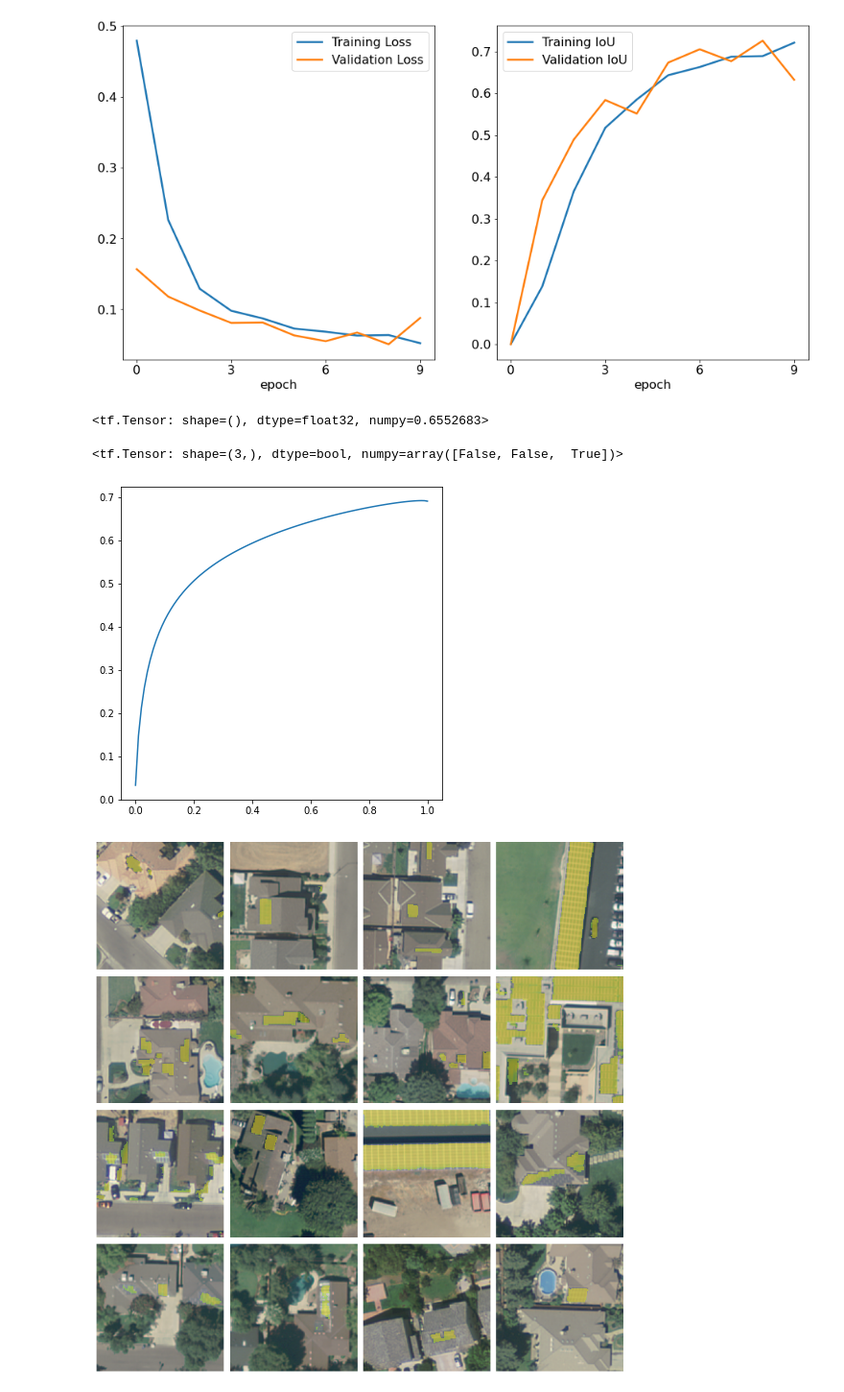
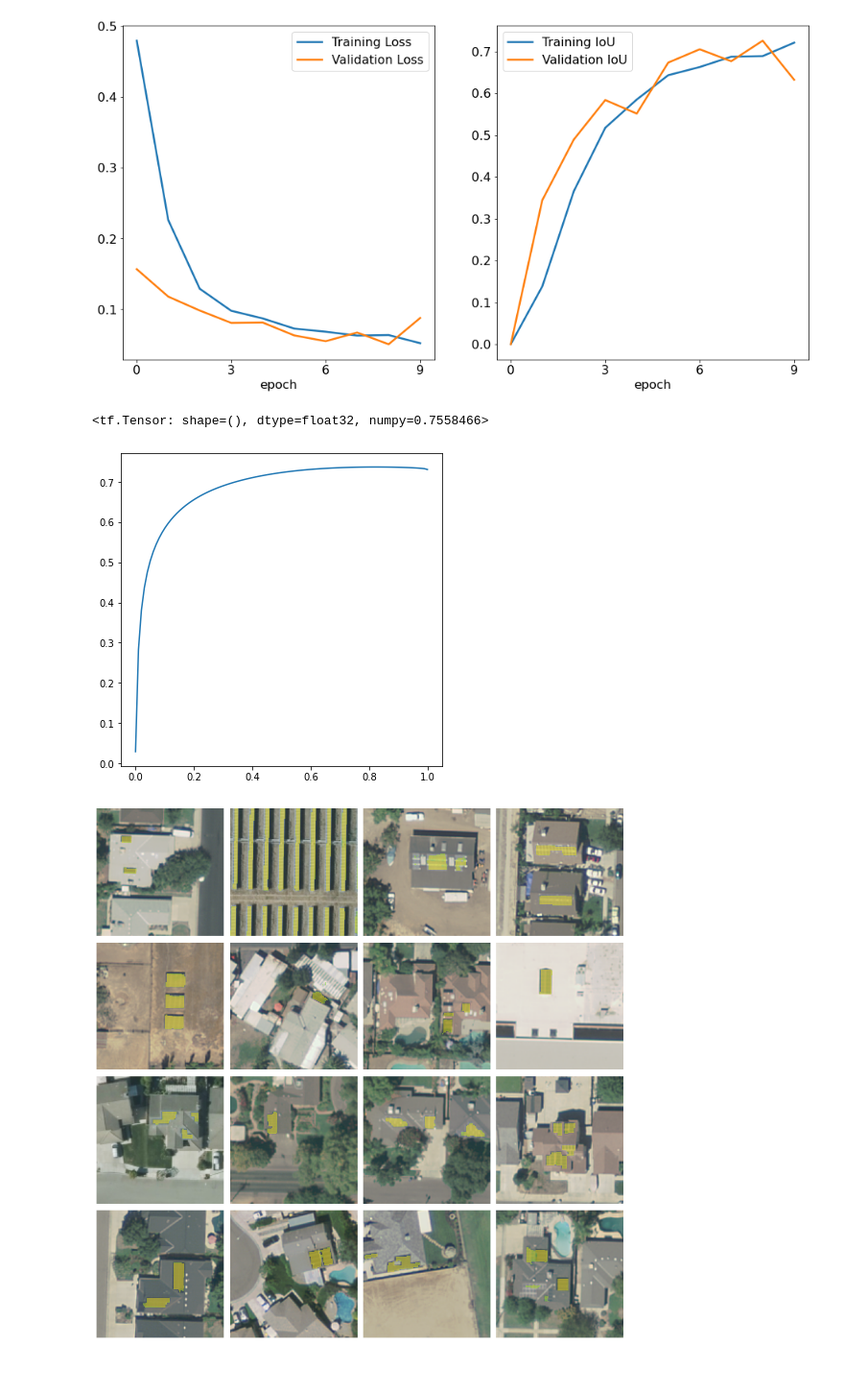
Before and after one commit to A-Stangeland/SolarDetection, a Jupyter notebook: unet_model.ipynb, the cells around one changed output. Shown at 96% size. Drawn from its saved outputs; the diff is of its cells as text; code cells hidden in the pictures.

```diff
--- a/unet_model.ipynb
+++ b/unet_model.ipynb
@@ -13,8 +13,11 @@ tf.config.list_physical_devices('GPU')
 [PhysicalDevice(name='/physical_device:GPU:0', device_type='GPU')]
 # %%
 class CustomMeanIoU:
-    def __init__(self, threshold=.5):
+    def __init__(self, threshold=.5, name=None):
         self.threshold = threshold
+        if name is None:
+            name = "MeanIoU"
+        self.__name__ = name
 
     def __call__(self, y_true, y_pred):
         a = y_true == 1
@@ -81,11 +82,8 @@ out_unet = Conv2D(1, kernel_size=(3,3), padding="same", activation="sigmoid")(x)
 
 unet = Model(in_unet, out_unet)
 # %%
-# unet.compile(loss="binary_crossentropy",
-#              metrics=[tf.keras.metrics.MeanIoU(num_classes=2), CustomMeanIoU(threshold=.5)])
-
-unet.compile(loss="binary_crossentropy",
-             metrics=[ThresholdMeanIoU(num_classes=2), CustomMeanIoU(threshold=.5)])
+unet.compile(loss="binary_crossentropy", optimizer="adam",
+             metrics=[MeanIoU(num_classes=2, name="keras_mean_iou"), CustomMeanIoU(threshold=.5)])
 # %%
 import data_generation
 
@@ -143,11 +153,7 @@ y_pred = unet.predict(X)
 custom_iou = CustomMeanIoU()(y, y_pred)
 tf.reduce_mean(custom_iou)
 # %% [output]
-<tf.Tensor: shape=(), dtype=float32, numpy=0.6552683>
+<tf.Tensor: shape=(), dtype=float32, numpy=0.7558466>
-# %%
-tf.convert_to_tensor([1,2,3]) > 2
-# %% [output]
-<tf.Tensor: shape=(3,), dtype=bool, numpy=array([False, False,  True])>
 # %%
 iou = tf.keras.metrics.MeanIoU(num_classes=2)
 # iou(y, y_pred>.5)
@@ -160,21 +166,24 @@ fig, ax = plt.subplots(figsize=(6,6))
 plt.plot(tresh, iou_score)
 plt.show()
 # %% [output]
-[figure, old version]
+[figure, new version]
 # %%
+X, y = test_gen.__getitem__(6)
+y_pred = unet.predict(X)
+
 w, h = 4, 4
 fig, ax = plt.subplots(h, w, figsize=(12,12))
 
 for i in range(h):
     for j in range(w):
         ax[i,j].imshow(X[w*i+j])
         # ax[i,j].imshow(y[w*i+j,:,:,0], cmap="gray")
         ax[i,j].imshow(np.ma.masked_less(y_pred[w*i+j,:,:,0], .8), vmin=0, vmax=1, alpha=.5)
         # ax[i,j].imshow(y_pred[w*i+j,:,:,0], vmin=0, vmax=1, alpha=.5)
         ax[i,j].axis('off')
 
 plt.tight_layout()
 plt.show()
 # %% [output]
-[figure, old version]
+[figure, new version]
 # %%
```
Also changed, not shown: parts of 12 cells of this notebook.
